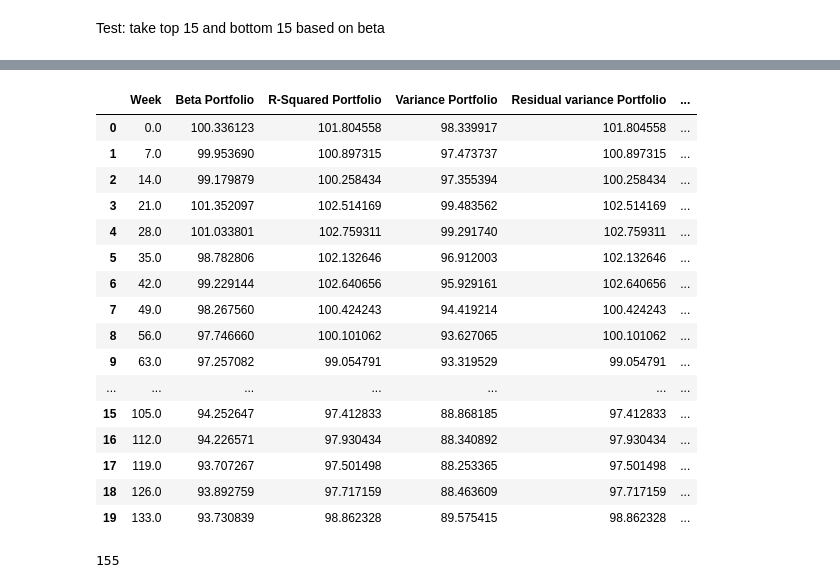
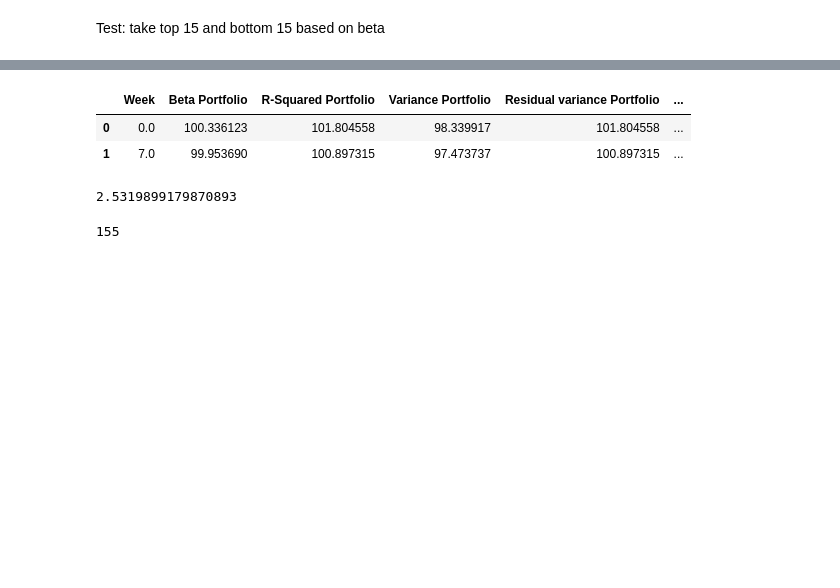
Before and after one commit to Blowdire/Progetto, a Jupyter notebook: Data_Procecssing.ipynb, the cells around one changed output, grey strips where cells are left out. Cells and saved outputs as stored; diff of their text form; code cells hidden in the pictures; blank space fills up the shorter version.

Commit message:
fixed returns and momentum

```diff
--- a/Data_Procecssing.ipynb
+++ b/Data_Procecssing.ipynb
@@ -29,9 +29,11 @@ def get_portfolio_weekly_return(portfolio, weekNumber):
   for index, row in portfolio.iterrows():
 
     stock_dataframe = pd.read_csv("./Datasets/"+row["Stock Symbol"]+".csv")
+    stock_log_return_initial = stock_dataframe.iloc[180+int(
+        weekNumber)]["log_ret"] if 180+int(weekNumber) < len(stock_dataframe) else 0
     stock_log_ret_next_day = stock_dataframe.iloc[180+int(weekNumber)+8]["log_ret"] if 180+int(weekNumber)+8 < len(stock_dataframe) else 0
 
-    totalReturn += stock_log_ret_next_day / len(portfolio)
+    totalReturn += (stock_log_ret_next_day - stock_log_return_initial) / len(portfolio)
   return totalReturn
 # %%
 def get_ftse_mib_weekly_return(week_number):
@@ -180,25 +182,15 @@ for index, row in final_dataframe.iterrows():
                                             row["Residual-Variance Risk"].mean(),
                                             row["Return Risk"].mean()]
 # %%
-final_returns.head(20)
+final_returns.head(2)
 # %% [output]
 |  | Week | Beta Portfolio | R-Squared Portfolio | Variance Portfolio | Residual variance Portfolio | ... |
 | 0 | 0.0 | 100.336123 | 101.804558 | 98.339917 | 101.804558 | ... |
 | 1 | 7.0 | 99.953690 | 100.897315 | 97.473737 | 100.897315 | ... |
-| 2 | 14.0 | 99.179879 | 100.258434 | 97.355394 | 100.258434 | ... |
-| 3 | 21.0 | 101.352097 | 102.514169 | 99.483562 | 102.514169 | ... |
-| 4 | 28.0 | 101.033801 | 102.759311 | 99.291740 | 102.759311 | ... |
-| 5 | 35.0 | 98.782806 | 102.132646 | 96.912003 | 102.132646 | ... |
-| 6 | 42.0 | 99.229144 | 102.640656 | 95.929161 | 102.640656 | ... |
-| 7 | 49.0 | 98.267560 | 100.424243 | 94.419214 | 100.424243 | ... |
-| 8 | 56.0 | 97.746660 | 100.101062 | 93.627065 | 100.101062 | ... |
-| 9 | 63.0 | 97.257082 | 99.054791 | 93.319529 | 99.054791 | ... |
-| ... | ... | ... | ... | ... | ... | ... |
-| 15 | 105.0 | 94.252647 | 97.412833 | 88.868185 | 97.412833 | ... |
-| 16 | 112.0 | 94.226571 | 97.930434 | 88.340892 | 97.930434 | ... |
-| 17 | 119.0 | 93.707267 | 97.501498 | 88.253365 | 97.501498 | ... |
-| 18 | 126.0 | 93.892759 | 97.717159 | 88.463609 | 97.717159 | ... |
-| 19 | 133.0 | 93.730839 | 98.862328 | 89.575415 | 98.862328 | ... |
+# %%
+final_returns["FTSE_MIB"].var()
+# %% [output]
+2.5319899179870893
 # %%
 len(final_returns)
 # %% [output]
```
Also changed, not shown: parts of 2 cells of this notebook.
